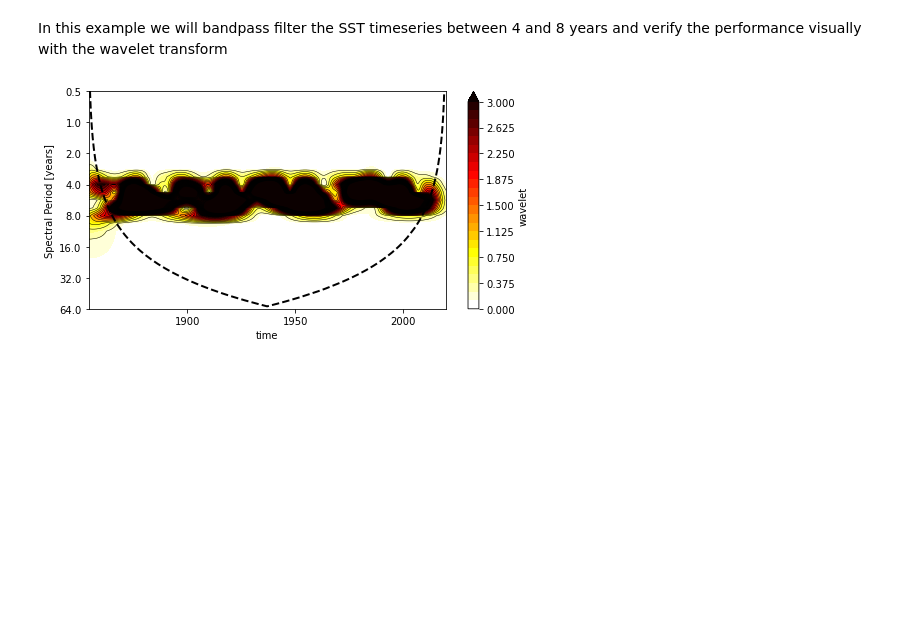
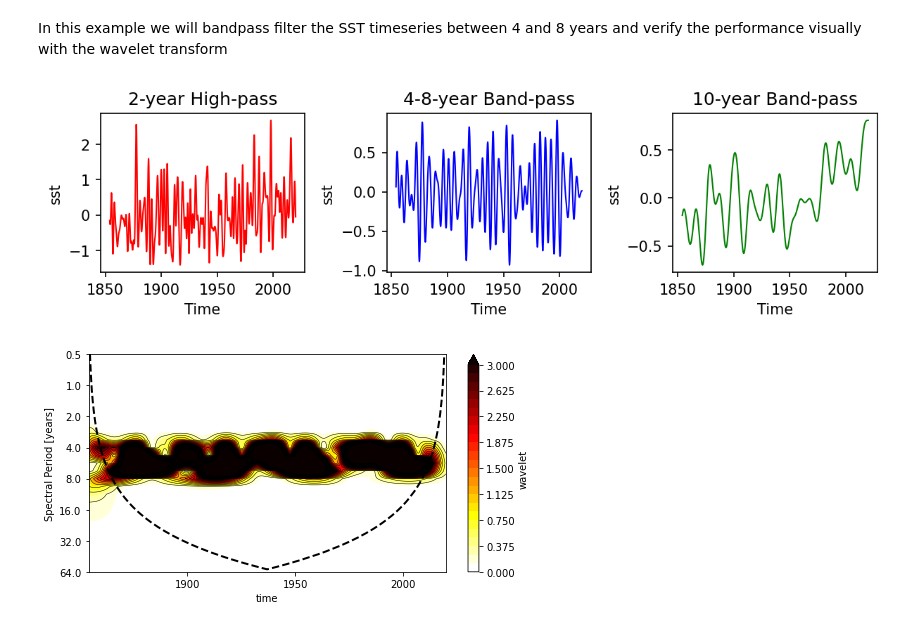
Before and after one commit to jkrasting/xwavelet, a Jupyter notebook: example_usage.ipynb, the cells around one changed output. Drawn from its saved outputs; the diff is of its cells as text; code cells hidden in the pictures; blank space fills up the shorter version.

```diff
--- a/example_usage.ipynb
+++ b/example_usage.ipynb
@@ -168,7 +168,29 @@ In this example we will bandpass filter the SST timeseries between 4 and 8 years
 %load_ext autoreload
 %autoreload 2
 # %%
-sst_bandpass = xw.frequency_filter(sst,["4Y","8Y"],btype="bandpass",iirf_format="sos")
+sst_lowpass = xw.frequency_filter((sst-sst.mean()),"10Y",btype="lowpass",iirf_format="sos")
+sst_bandpass = xw.frequency_filter((sst-sst.mean()),["4Y","8Y"],btype="bandpass",iirf_format="sos")
+sst_highpass = xw.frequency_filter((sst-sst.mean()),"2Y",btype="lowpass",iirf_format="sos")
+# %%
+fig = plt.figure(figsize=(9.5,2),dpi=150)
+ax = plt.subplot(1,3,1)
+#sst.plot(color="gray",linewidth=0.5,ax=ax,alpha=0.4)
+sst_highpass.plot(color="red",linewidth=1.0,ax=ax)
+ax.set_title("2-year High-pass")
+
+ax = plt.subplot(1,3,2)
+#sst.plot(color="gray",linewidth=0.5,ax=ax,alpha=0.4)
+sst_bandpass.plot(color="blue",linewidth=1.0,ax=ax)
+ax.set_title("4-8-year Band-pass")
+
+ax = plt.subplot(1,3,3)
+#sst.plot(color="gray",linewidth=0.5,ax=ax,alpha=0.4)
+sst_lowpass.plot(color="green",linewidth=1.0,ax=ax)
+ax.set_title("10-year Band-pass")
+
+plt.subplots_adjust(wspace=0.4)
+# %% [output]
+[figure, added]
 # %%
 xw.Wavelet(sst_bandpass).density()
 # %% [output]
```
Also changed, not shown: parts of 3 cells of this notebook.
